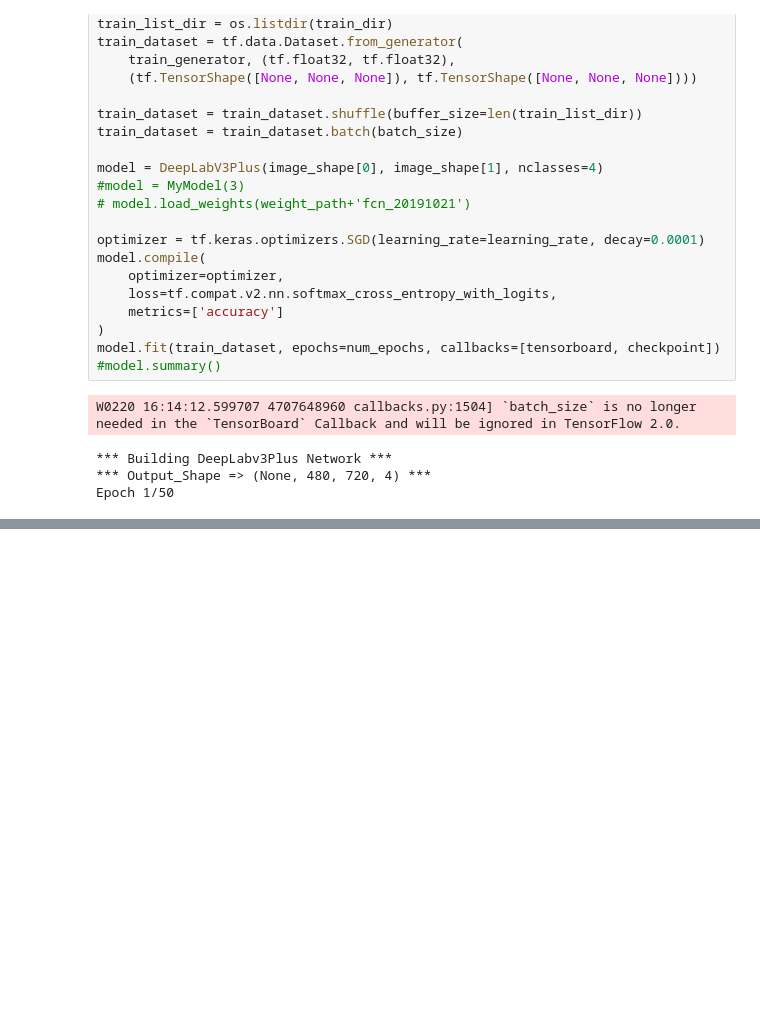
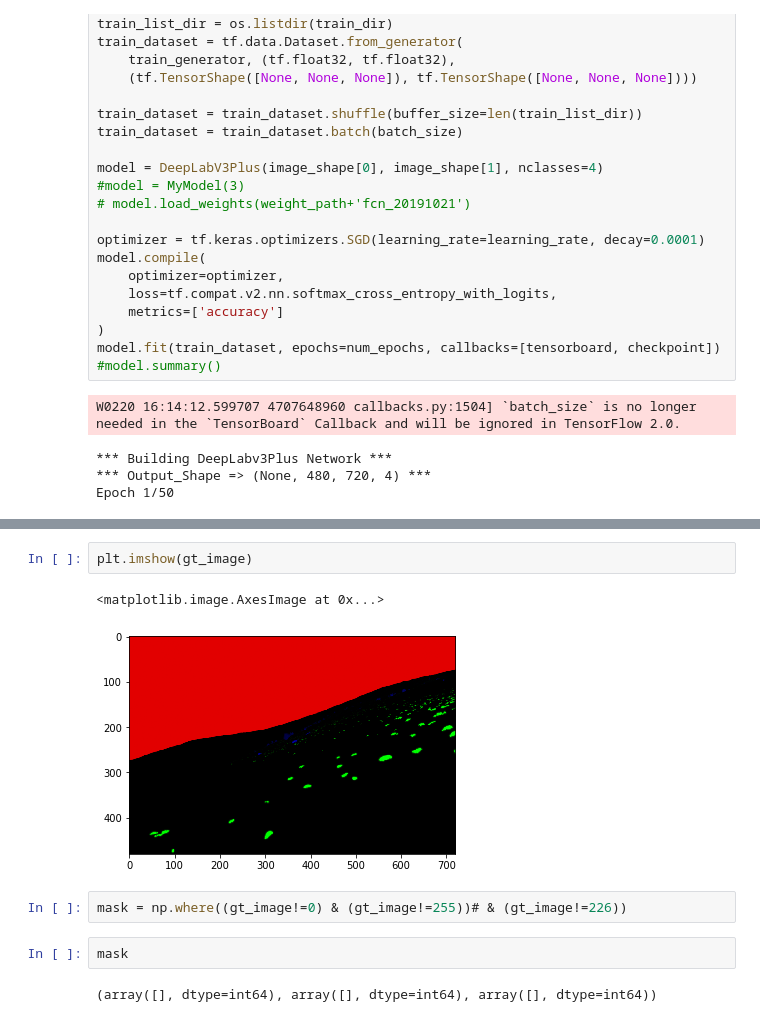
Before and after one commit to Atomoxide/Moon-Photo-Segmentation, a Jupyter notebook: FCN/Untitled.ipynb, the cells around one changed output, grey strips where cells are left out. Cells and saved outputs as stored; diff of their text form; blank space fills up the shorter version.

```diff
--- a/FCN/Untitled.ipynb
+++ b/FCN/Untitled.ipynb
@@ -154,0 +185,11 @@ train_dataset
+# %%
+plt.imshow(gt_image)
+# %% [output]
+<matplotlib.image.AxesImage at 0x...>
+[figure, added]
+# %%
+mask = np.where((gt_image!=0) & (gt_image!=255))# & (gt_image!=226))
+# %%
+mask
+# %% [output]
+(array([], dtype=int64), array([], dtype=int64), array([], dtype=int64))
```
Also changed, not shown: parts of 17 cells of this notebook, 6 other files.
